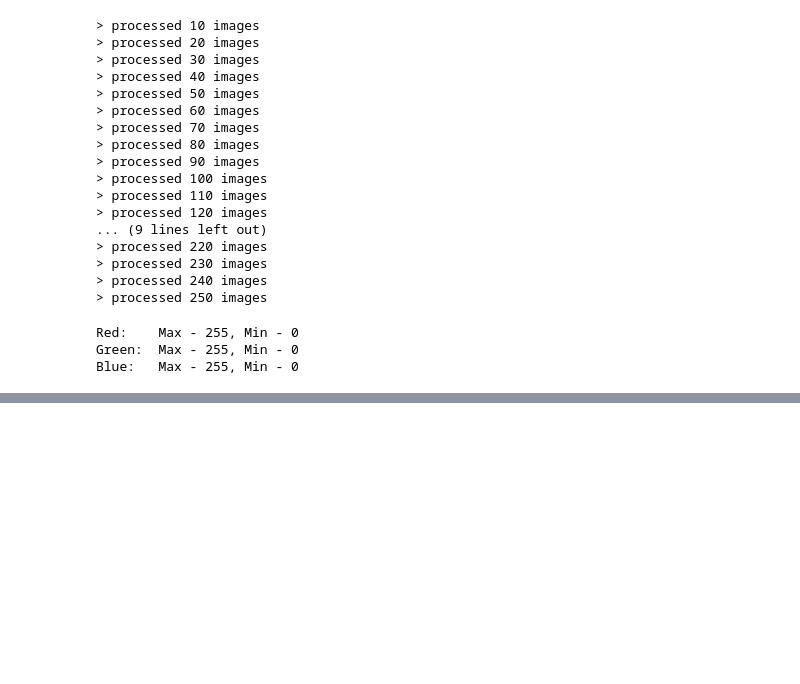
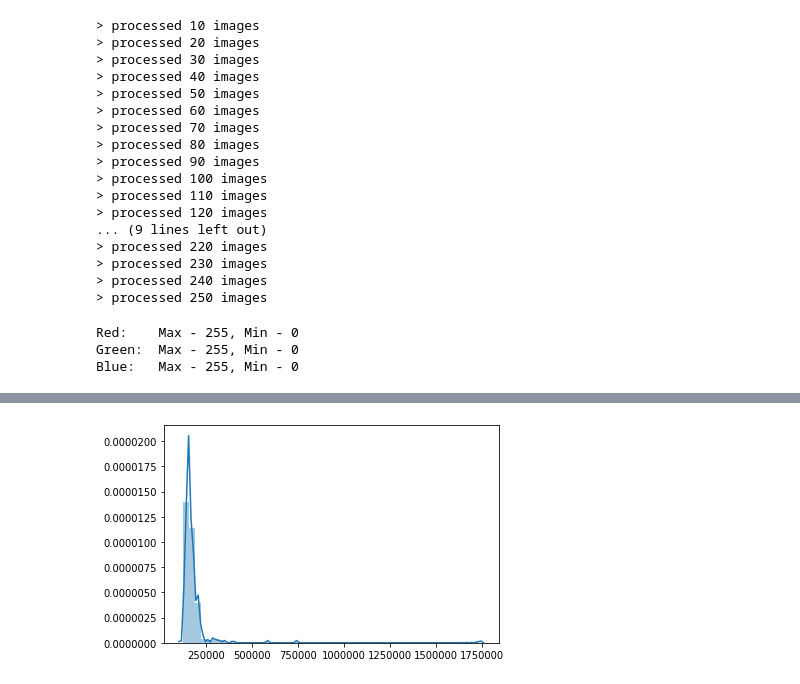
Before and after one commit to d-progonov/IPT-2020-FE91mp, a Jupyter notebook: lab1.ipynb, the cells around one changed output, grey strips where cells are left out. Drawn from its saved outputs; the diff is of its cells as text; code cells hidden in the pictures; blank space fills up the shorter version.

```diff
--- a/lab1.ipynb
+++ b/lab1.ipynb
@@ -334,0 +249,4 @@ Distributions sorted by goodness of fit:
+# %%
+X,Y = sns.distplot(np.ravel(test)).get_lines()[0].get_data()
+# %% [output]
+[figure, added]
```
Also changed, not shown: parts of 8 cells of this notebook, 1 other file.
